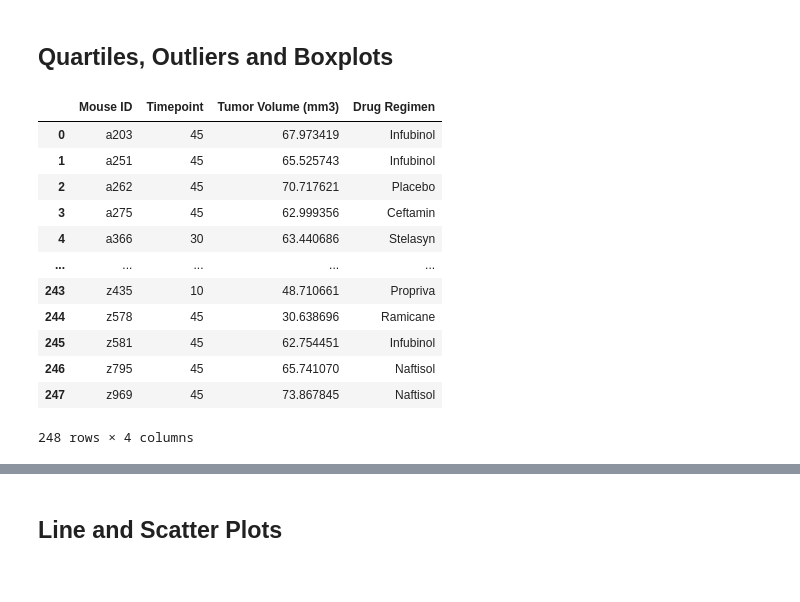
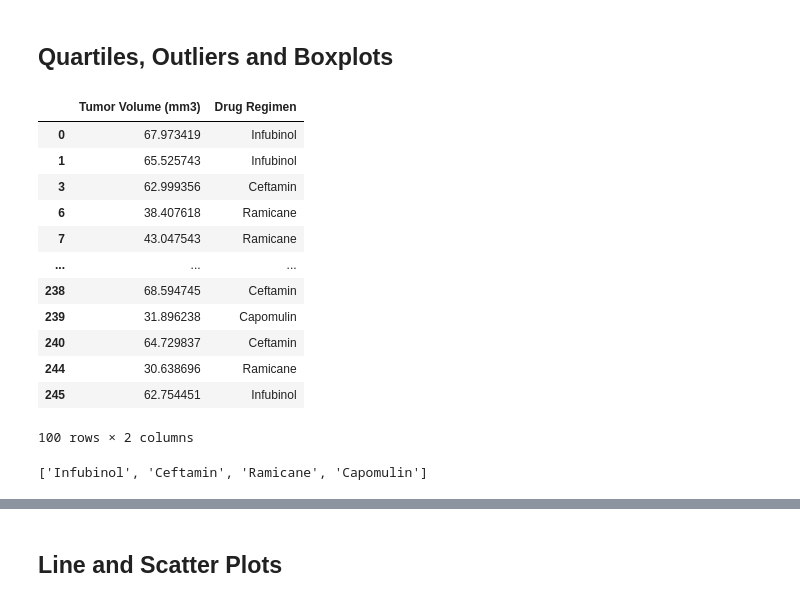
Before and after one commit to againzer/Matplotlib_Challenge, a Jupyter notebook: Pymaceuticals/pymaceuticals_gainer.ipynb, the cells around one changed output, grey strips where cells are left out. Saved outputs shown, nothing was run; the diff lists cells and outputs as text; code cells hidden in the pictures.

```diff
--- a/Pymaceuticals/pymaceuticals_gainer.ipynb
+++ b/Pymaceuticals/pymaceuticals_gainer.ipynb
@@ -223,30 +220,41 @@ plt.show()
 # %%
 # Calculate the final tumor volume of each mouse across four of the treatment regimens:
 # Capomulin, Ramicane, Infubinol, and Ceftamin
 
 # Start by getting the last (greatest) timepoint for each mouse
 greatest_tp = combined_df.drop(["Tumor Volume (mm3)","Metastatic Sites","Drug Regimen", "Sex","Age_months","Weight (g)"],axis = 1)
 greatest_tp_df = pd.DataFrame(greatest_tp)
 greatest_tp_df = greatest_tp_df.groupby("Mouse ID", as_index=False).max()
 #greatest_tp_df
 
 # Merge this group df with the original dataframe to get the tumor volume at the last timepoint
 max_timepoint_df = pd.merge(greatest_tp_df,combined_df, on = ["Mouse ID","Timepoint"])
-max_timepoint_df = max_timepoint_df.drop(["Metastatic Sites","Sex","Age_months","Weight (g)"],axis = 1)
+max_timepoint_df = max_timepoint_df.drop(["Metastatic Sites","Sex","Age_months","Weight (g)","Mouse ID", "Timepoint"],axis = 1)
+
+#drop all drugs but the four most promising
+promising_drugs = ["Capomulin", "Ramicane", "Infubinol", "Ceftamin"]
+max_timepoint_df = max_timepoint_df[max_timepoint_df["Drug Regimen"].isin(promising_drugs)]
 max_timepoint_df
 # %% [output]
-|  | Mouse ID | Timepoint | Tumor Volume (mm3) | Drug Regimen |
-| 0 | a203 | 45 | 67.973419 | Infubinol |
-| 1 | a251 | 45 | 65.525743 | Infubinol |
-| 2 | a262 | 45 | 70.717621 | Placebo |
-| 3 | a275 | 45 | 62.999356 | Ceftamin |
-| 4 | a366 | 30 | 63.440686 | Stelasyn |
-| ... | ... | ... | ... | ... |
-| 243 | z435 | 10 | 48.710661 | Propriva |
-| 244 | z578 | 45 | 30.638696 | Ramicane |
-| 245 | z581 | 45 | 62.754451 | Infubinol |
-| 246 | z795 | 45 | 65.741070 | Naftisol |
-| 247 | z969 | 45 | 73.867845 | Naftisol |
+|  | Tumor Volume (mm3) | Drug Regimen |
+| 0 | 67.973419 | Infubinol |
+| 1 | 65.525743 | Infubinol |
+| 3 | 62.999356 | Ceftamin |
+| 6 | 38.407618 | Ramicane |
+| 7 | 43.047543 | Ramicane |
+| ... | ... | ... |
+| 238 | 68.594745 | Ceftamin |
+| 239 | 31.896238 | Capomulin |
+| 240 | 64.729837 | Ceftamin |
+| 244 | 30.638696 | Ramicane |
+| 245 | 62.754451 | Infubinol |
-248 rows × 4 columns
+100 rows × 2 columns
+# %%
+
+drug_array = max_timepoint_df["Drug Regimen"].unique()
+drug_list = drug_array.tolist()
+drug_list
+# %% [output]
+['Infubinol', 'Ceftamin', 'Ramicane', 'Capomulin']
 # %%
 # Put treatments into a list for for loop (and later for plot labels)
```
Also changed, not shown: parts of 8 cells of this notebook.
